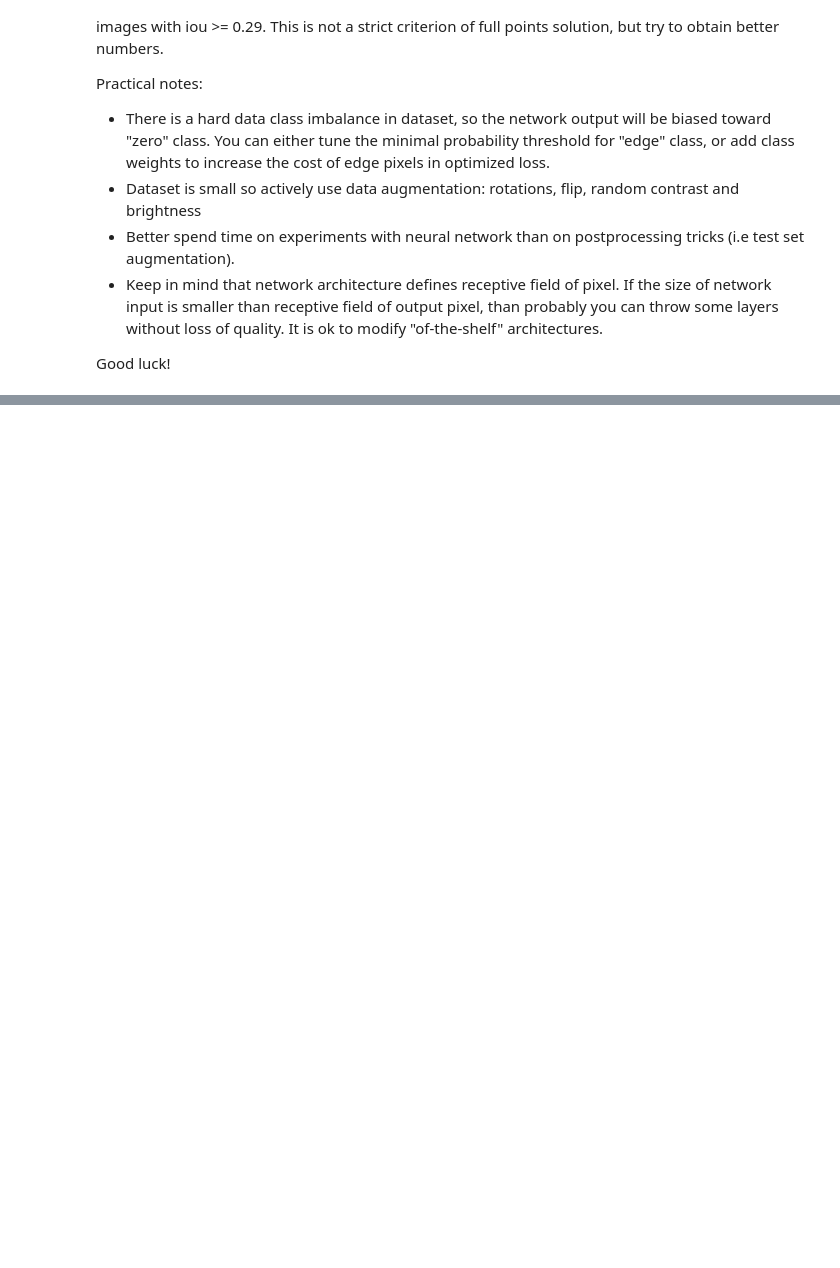
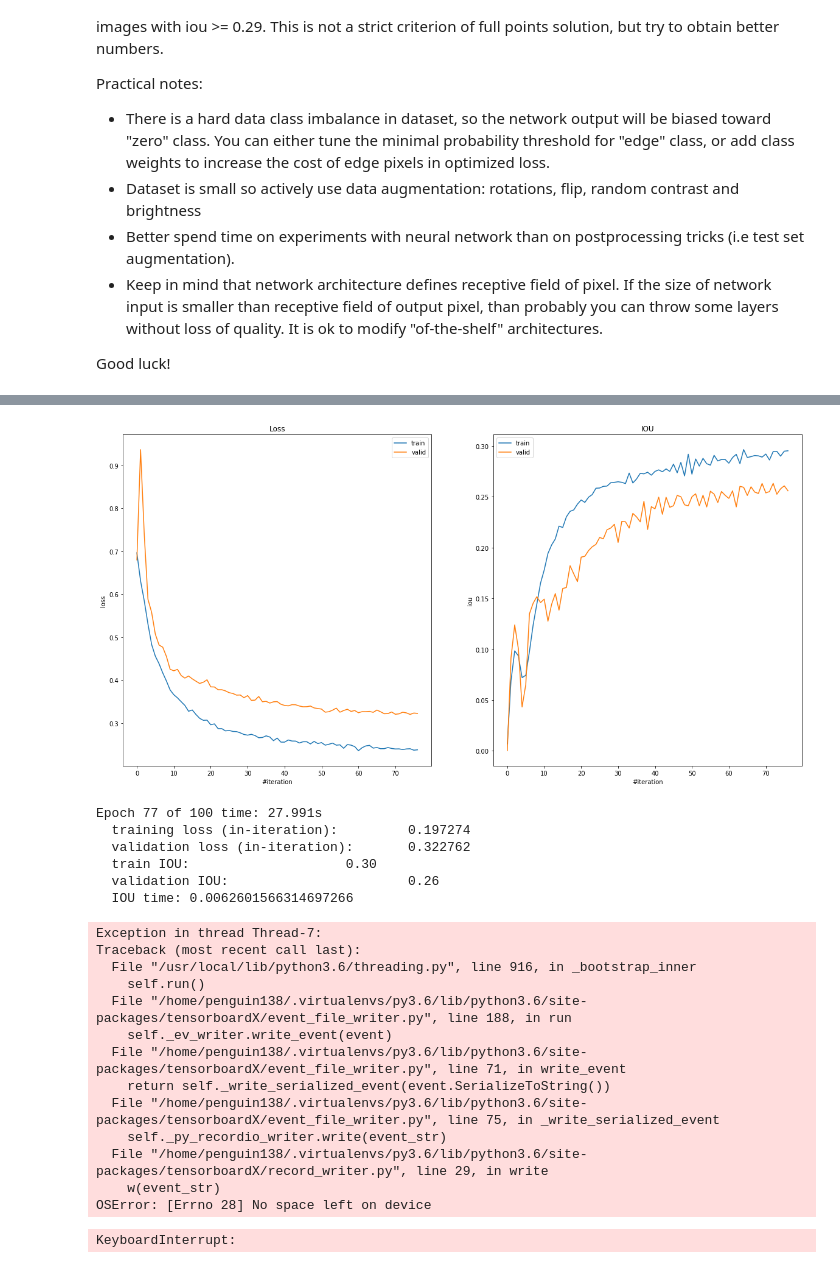
Before and after one commit to penguin138/Practical_DL, a Jupyter notebook: homework03/homework03_part1.ipynb, the cells around one changed output, grey strips where cells are left out. Drawn from its saved outputs; the diff is of its cells as text; code cells hidden in the pictures; blank space fills up the shorter version.

```diff
--- a/homework03/homework03_part1.ipynb
+++ b/homework03/homework03_part1.ipynb
@@ -310,0 +632,40 @@ torchvision.__version__
+# %%
+train_data = ImagePairDataset("BBBC018_v1_images-fixed/train", "BBBC018_v1_outlines/train",
+                              [torchvision.transforms.RandomVerticalFlip(),
+                               torchvision.transforms.RandomHorizontalFlip(),
+                               torchvision.transforms.RandomRotation([5, 30]),
+                               torchvision.transforms.RandomResizedCrop(size=512,
+                                                                        scale=(0.5, 1.0),
+                                                                        ratio=(0.5, 2)),
+                               Pad(94, padding_mode="reflect"),
+                               # torchvision.transforms.ToTensor()])
+                               torchvision.transforms.Lambda(lambda img: np.asarray(img).astype(np.uint8))])
+val_data = ImagePairDataset("BBBC018_v1_images-fixed/val", "BBBC018_v1_outlines/val",
+                            [Pad(94, padding_mode="reflect"),
+                             torchvision.transforms.Lambda(lambda img: np.asarray(img).astype(np.uint8))])
+# %%
+train(UNet(use_bn=True), train_data, val_data, batch_size=1, num_epochs=100,
+      optimizer_type=torch.optim.SGD, optimizer_config={"lr": 1e-4, "momentum":0.99, "nesterov": True},
+      prediction_threshold=0.8)
+# %% [output]
+[figure, added]
+Epoch 77 of 100 time: 27.991s
+  training loss (in-iteration):         0.197274
+  validation loss (in-iteration):       0.322762
+  train IOU:                    0.30
+  validation IOU:                       0.26
+  IOU time: 0.0062601566314697266
+Exception in thread Thread-7:
+Traceback (most recent call last):
+  File "/usr/local/lib/python3.6/threading.py", line 916, in _bootstrap_inner
+    self.run()
+  File "/home/penguin138/.virtualenvs/py3.6/lib/python3.6/site-packages/tensorboardX/event_file_writer.py", line 188, in run
+    self._ev_writer.write_event(event)
+  File "/home/penguin138/.virtualenvs/py3.6/lib/python3.6/site-packages/tensorboardX/event_file_writer.py", line 71, in write_event
+    return self._write_serialized_event(event.SerializeToString())
+  File "/home/penguin138/.virtualenvs/py3.6/lib/python3.6/site-packages/tensorboardX/event_file_writer.py", line 75, in _write_serialized_event
+    self._py_recordio_writer.write(event_str)
+  File "/home/penguin138/.virtualenvs/py3.6/lib/python3.6/site-packages/tensorboardX/record_writer.py", line 29, in write
+    w(event_str)
+OSError: [Errno 28] No space left on device
+KeyboardInterrupt:
```
Also changed, not shown: parts of 28 cells of this notebook.
